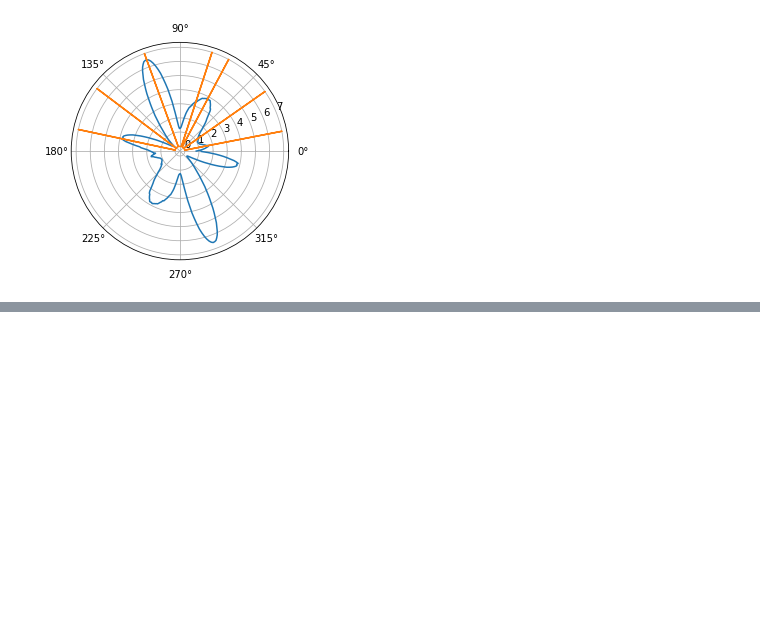
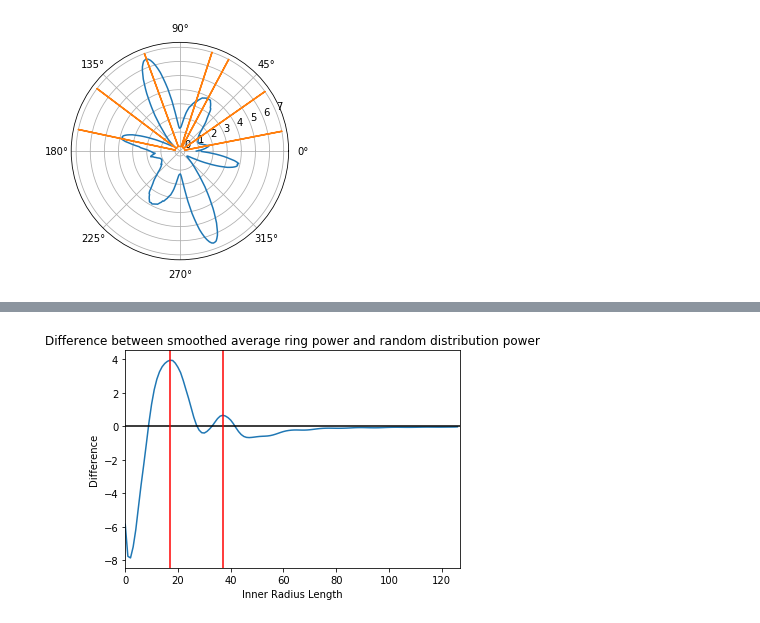
Before and after one commit to phoebeso/mec-cell-classification, a Jupyter notebook: mec_cell_classification.ipynb, the cells around one changed output, grey strips where cells are left out. Cells and saved outputs as stored; diff of their text form; code cells hidden in the pictures; blank space fills up the shorter version.

```diff
--- a/mec_cell_classification.ipynb
+++ b/mec_cell_classification.ipynb
@@ -308,7 +328,7 @@ plot_ring_random_distribution(randomDistribution5, averageRingPower, radii, conf
 # %%
 randomDistributionAverage = (randomDistribution1 + randomDistribution2 + randomDistribution3 + randomDistribution4 + randomDistribution5) / 5
 
-maxRadius = math.floor(math.sqrt((256/2)**2 + (256/2)**2))
+maxRadius = math.ceil((area / (4 * math.pi)) - 1)
 radii = np.arange(0, maxRadius)
 plt.plot(radii, randomDistributionAverage, label="Average random distribution")
 plt.plot(radii, averageRingPower, label="Average power distribution")
@@ -335,0 +356,25 @@ plt.show()
+# %%
+temp = difference.reshape(len(difference))
+gaussian = sp.signal.gaussian(5, 1)
+temp_smooth = np.convolve(temp, gaussian, mode='same')
+plt.plot(radii, temp_smooth)
+plt.title('Difference between smoothed average ring power and random distribution power')
+plt.xlabel('Inner Radius Length')
+plt.ylabel('Difference')
+plt.xlim(0, maxRadius)
+plt.axhline(0, color='black')
+
+maxInd = [ind for ind in sp.signal.argrelextrema(temp_smooth, np.greater)[0] if temp_smooth[ind] > 0]
+minInd = [ind for ind in sp.signal.argrelextrema(temp_smooth, np.less)[0] if temp_smooth[ind] < 0]
+sigMax = []
+for i in range(len(maxInd)-1):
+    for j in range(len(minInd)):
+        if minInd[j] > maxInd[i] and minInd[j] < maxInd[i+1]:
+            sigMax.append(maxInd[i])
+            sigMax.append(maxInd[i+1])
+
+for ind in sigMax:
+    plt.axvline(ind, color='red')
+sigMax = maxInd
+# %% [output]
+[figure, added]
```
Also changed, not shown: parts of 19 cells of this notebook.
